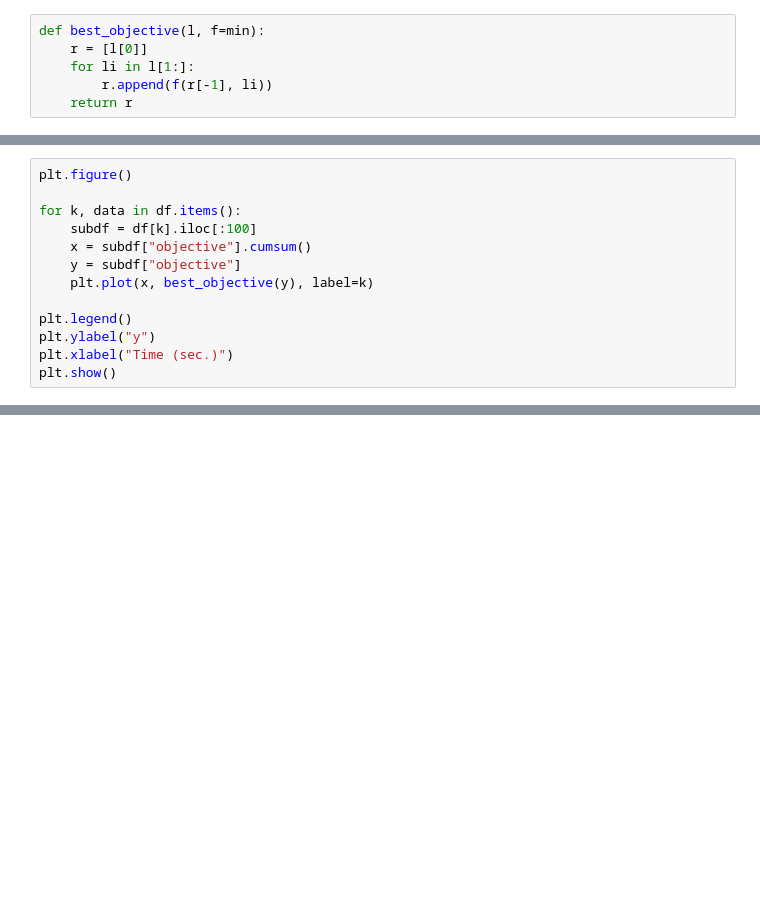
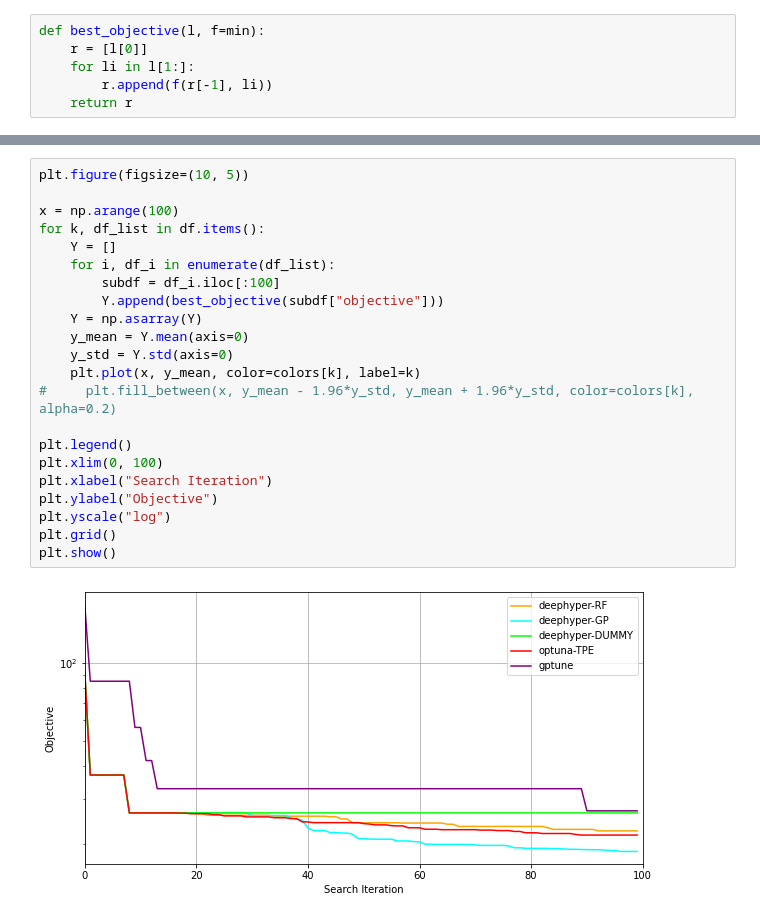
Before and after one commit to hepnos/HEPnOS-Autotuning, a Jupyter notebook: surrogate/analysis.ipynb, the cells around one changed output, grey strips where cells are left out. Drawn from its saved outputs; the diff is of its cells as text; blank space fills up the shorter version.

```diff
--- a/surrogate/analysis.ipynb
+++ b/surrogate/analysis.ipynb
@@ -79,13 +81,0 @@ plt.show()
-# %%
-plt.figure()
-
-for k, data in df.items():
-    subdf = df[k].iloc[:100]
-    x = subdf["objective"].cumsum()
-    y = subdf["objective"]
-    plt.plot(x, best_objective(y), label=k)
-
-plt.legend()
-plt.ylabel("y")
-plt.xlabel("Time (sec.)")
-plt.show()
@@ -94,0 +82,24 @@ plt.show()
+# %%
+plt.figure(figsize=(10, 5))
+
+x = np.arange(100)
+for k, df_list in df.items():
+    Y = []
+    for i, df_i in enumerate(df_list):
+        subdf = df_i.iloc[:100]
+        Y.append(best_objective(subdf["objective"]))
+    Y = np.asarray(Y)
+    y_mean = Y.mean(axis=0)
+    y_std = Y.std(axis=0)
+    plt.plot(x, y_mean, color=colors[k], label=k)
+#     plt.fill_between(x, y_mean - 1.96*y_std, y_mean + 1.96*y_std, color=colors[k], alpha=0.2)
+
+plt.legend()
+plt.xlim(0, 100)
+plt.xlabel("Search Iteration")
+plt.ylabel("Objective")
+plt.yscale("log")
+plt.grid()
+plt.show()
+# %% [output]
+[figure, added]
```
Also changed, not shown: parts of 6 cells of this notebook.
